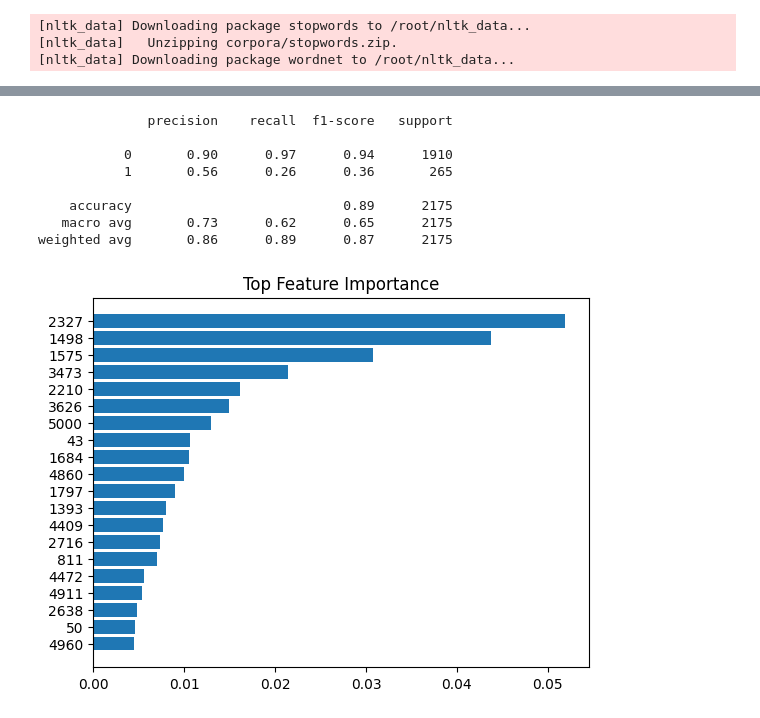
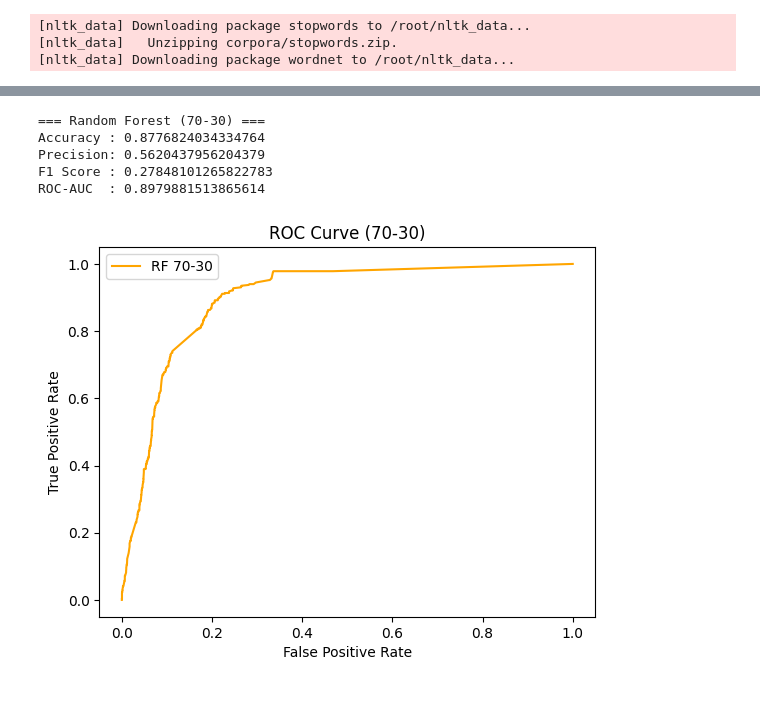
Before and after one commit to MehulShukla-git/Movie_Recommendation_System, a Jupyter notebook: Random_Forest.ipynb, the cells around one changed output, grey strips where cells are left out. Saved outputs shown, nothing was run; the diff lists cells and outputs as text; code cells hidden in the pictures.

```diff
--- a/Random_Forest.ipynb
+++ b/Random_Forest.ipynb
@@ -183,28 +122,35 @@ ROC-AUC Score: 0.9061167638051961
-# %%
-from sklearn.metrics import classification_report
-
-print(classification_report(y_test, y_pred))
-# %% [output]
-              precision    recall  f1-score   support
-
-           0       0.90      0.97      0.94      1910
-           1       0.56      0.26      0.36       265
-
-    accuracy                           0.89      2175
-   macro avg       0.73      0.62      0.65      2175
-weighted avg       0.86      0.89      0.87      2175
-# %%
-import numpy as np
-
-importances = rf.feature_importances_
-
-indices_imp = np.argsort(importances)[-20:]
-
-plt.figure()
-plt.barh(range(len(indices_imp)), importances[indices_imp])
-plt.yticks(range(len(indices_imp)), indices_imp)
-plt.title("Top Feature Importance")
-plt.show()
-# %% [output]
-[figure, removed]
+# %%
+X_train_70, X_test_30, y_train_70, y_test_30 = train_test_split(
+    X.toarray(), y, test_size=0.3, random_state=42, stratify=y
+)
+
+rf = RandomForestClassifier(n_estimators=100, random_state=42)
+rf.fit(X_train_70, y_train_70)
+
+y_pred_70 = rf.predict(X_test_30)
+y_prob_70 = rf.predict_proba(X_test_30)[:,1]
+
+print("=== Random Forest (70-30) ===")
+print("Accuracy :", accuracy_score(y_test_30, y_pred_70))
+print("Precision:", precision_score(y_test_30, y_pred_70))
+print("F1 Score :", f1_score(y_test_30, y_pred_70))
+print("ROC-AUC  :", roc_auc_score(y_test_30, y_prob_70))
+# %% [output]
+=== Random Forest (70-30) ===
+Accuracy : 0.8776824034334764
+Precision: 0.5620437956204379
+F1 Score : 0.27848101265822783
+ROC-AUC  : 0.8979881513865614
+# %%
+fpr_70, tpr_70, _ = roc_curve(y_test_30, y_prob_70)
+
+plt.figure()
+plt.plot(fpr_70, tpr_70, color='orange', label="RF 70-30")
+plt.xlabel("False Positive Rate")
+plt.ylabel("True Positive Rate")
+plt.title("ROC Curve (70-30)")
+plt.legend()
+plt.show()
+# %% [output]
+[figure, added]
 # %%
```
Also changed, not shown: parts of 20 cells of this notebook.
